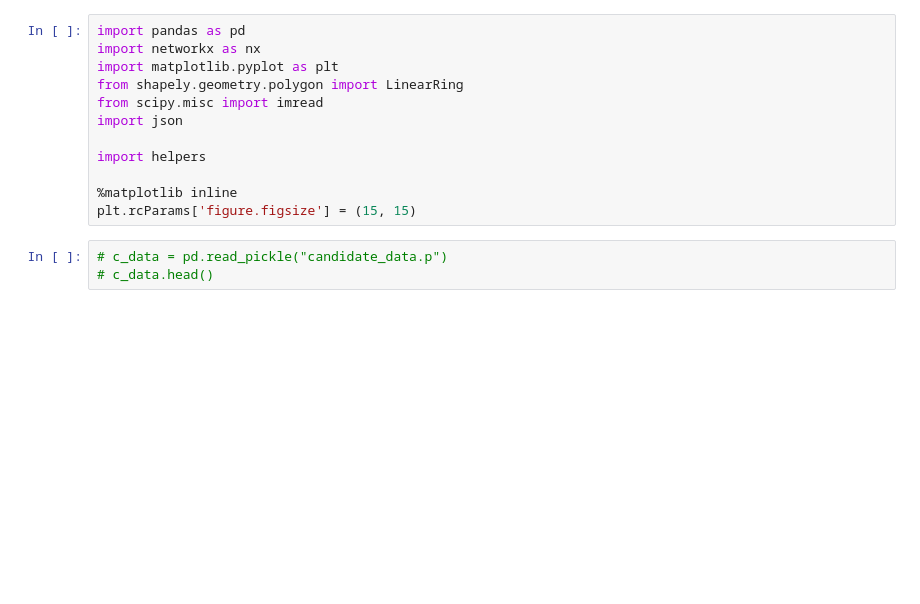
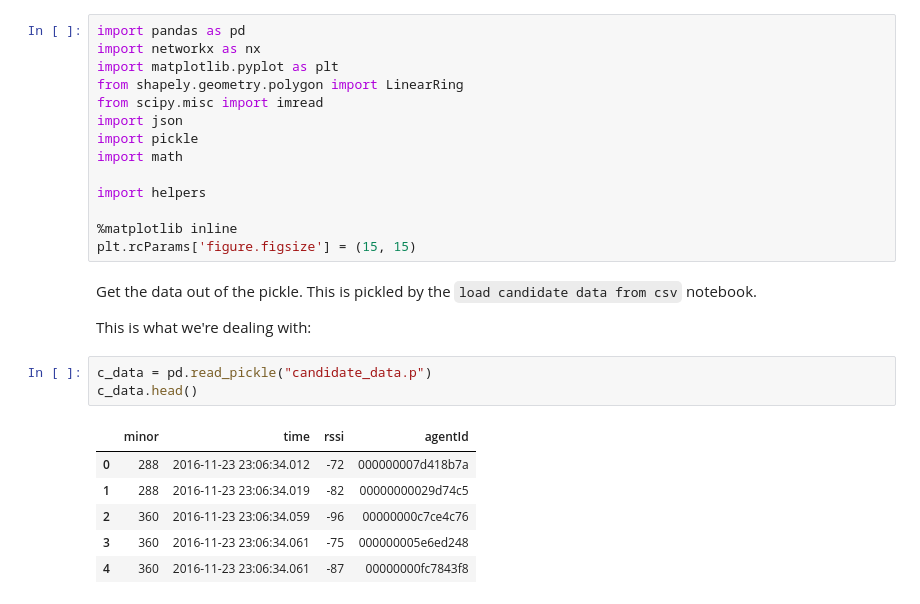
Before and after one commit to notionparallax/sensicorn, a Jupyter notebook: initialDataAnalysis/scan period visualisation.ipynb, the cells around one changed output. Saved outputs shown, nothing was run; the diff lists cells and outputs as text; blank space fills up the shorter version.

```diff
--- a/initialDataAnalysis/scan period visualisation.ipynb
+++ b/initialDataAnalysis/scan period visualisation.ipynb
@@ -5,11 +11,24 @@ import matplotlib.pyplot as plt
 from shapely.geometry.polygon import LinearRing
 from scipy.misc import imread
 import json
+import pickle
+import math
 
 import helpers
 
 %matplotlib inline
 plt.rcParams['figure.figsize'] = (15, 15)
+# %% [markdown]
+Get the data out of the pickle. This is pickled by the `load candidate data from csv` notebook.
+
+This is what we're dealing with:
 # %%
-# c_data = pd.read_pickle("candidate_data.p")
-# c_data.head()
+c_data = pd.read_pickle("candidate_data.p")
+c_data.head()
+# %% [output]
+|  | minor | time | rssi | agentId |
+| 0 | 288 | 2016-11-23 23:06:34.012 | -72 | 000000007d418b7a |
+| 1 | 288 | 2016-11-23 23:06:34.019 | -82 | 00000000029d74c5 |
+| 2 | 360 | 2016-11-23 23:06:34.059 | -96 | 00000000c7ce4c76 |
+| 3 | 360 | 2016-11-23 23:06:34.061 | -75 | 000000005e6ed248 |
+| 4 | 360 | 2016-11-23 23:06:34.061 | -87 | 00000000fc7843f8 |
```
Also changed, not shown: parts of 9 cells of this notebook, 2 other files.
